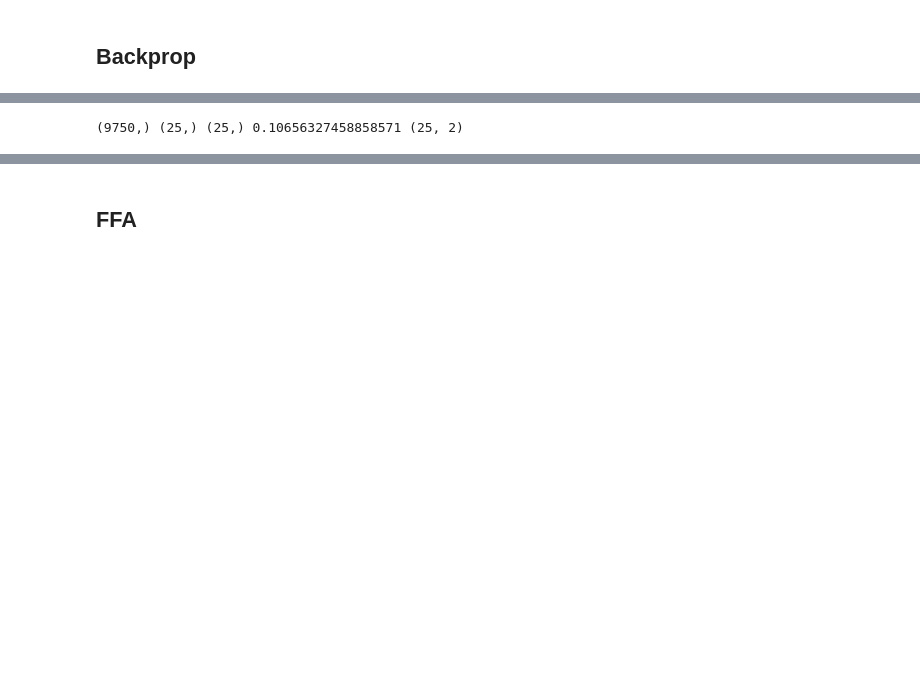
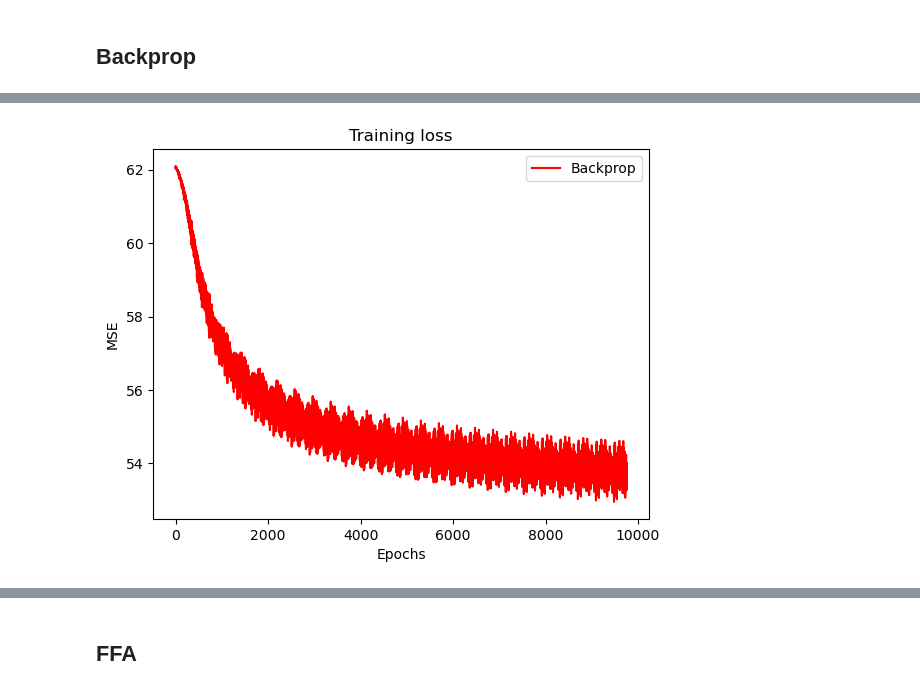
Before and after one commit to mwassermann/NMA-Microlearning-Project, a Jupyter notebook: Greens_restructured.ipynb, the cells around one changed output, grey strips where cells are left out. Cells and saved outputs as stored; diff of their text form; code cells hidden in the pictures; blank space fills up the shorter version.

```diff
--- a/Greens_restructured.ipynb
+++ b/Greens_restructured.ipynb
@@ -153,10 +136,11 @@ Training starting...
 Training complete.
-# %%
-print(losses_bp_normal.shape, accuracy_bp_normal.shape, test_loss_bp_normal.shape, snr_bp_normal, cosine_similarity_bp_normal.shape)
-np.save('results/netbackprop/losses_bp_normal.npy', losses_bp_normal)
-np.save('results/netbackprop/accuracy_bp_normal.npy', accuracy_bp_normal)
-np.save('results/netbackprop/test_loss_bp_normal.npy', test_loss_bp_normal)
-np.save('results/netbackprop/snr_bp_normal.npy', snr_bp_normal)
-np.save('results/netbackprop/cosine_similarity_bp_normal.npy', cosine_similarity_bp_normal)
-# %% [output]
-(9750,) (25,) (25,) 0.10656327458858571 (25, 2)
+# %%
+plt.plot(losses_bp_normal, label="Backprop", color='r')
+
+plt.xlabel("Epochs")
+plt.ylabel("MSE")
+plt.legend()
+plt.title("Training loss")
+plt.show()
+# %% [output]
+[figure, added]
```
Also changed, not shown: parts of 40 cells of this notebook, 1 other file.
